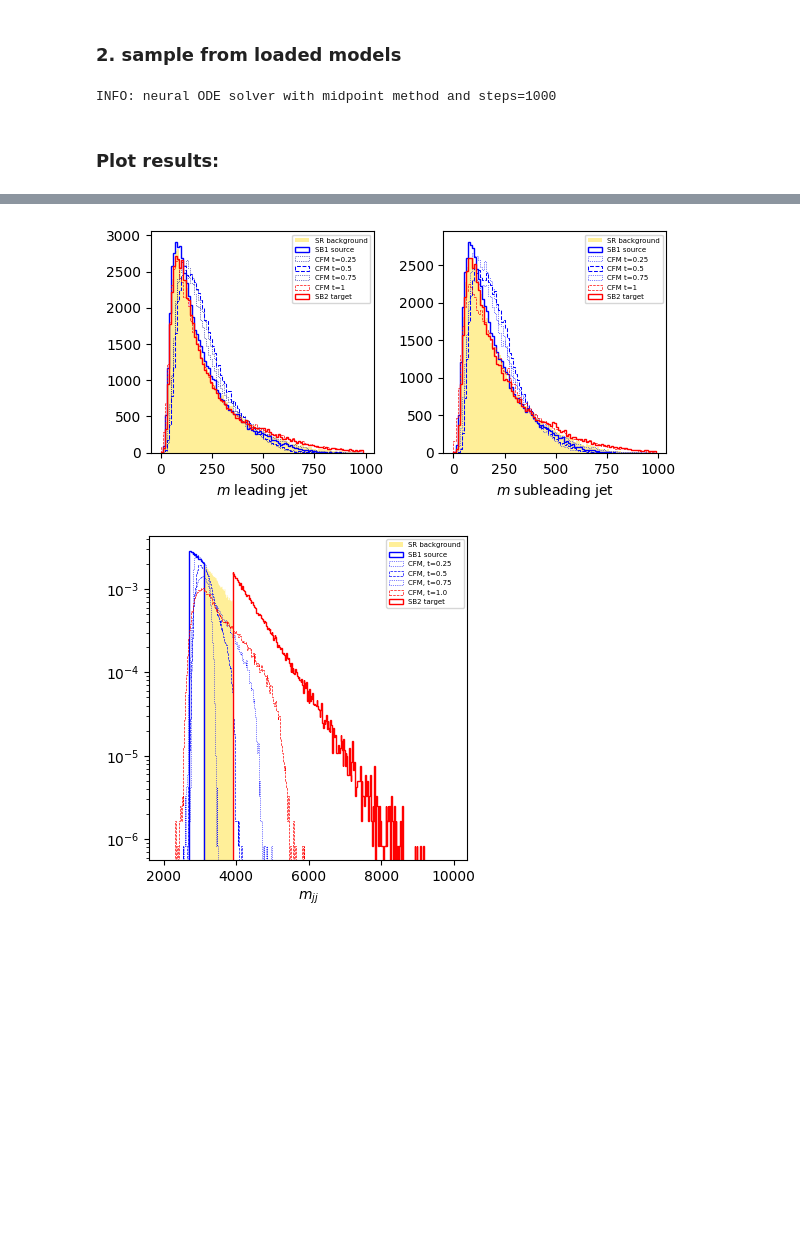
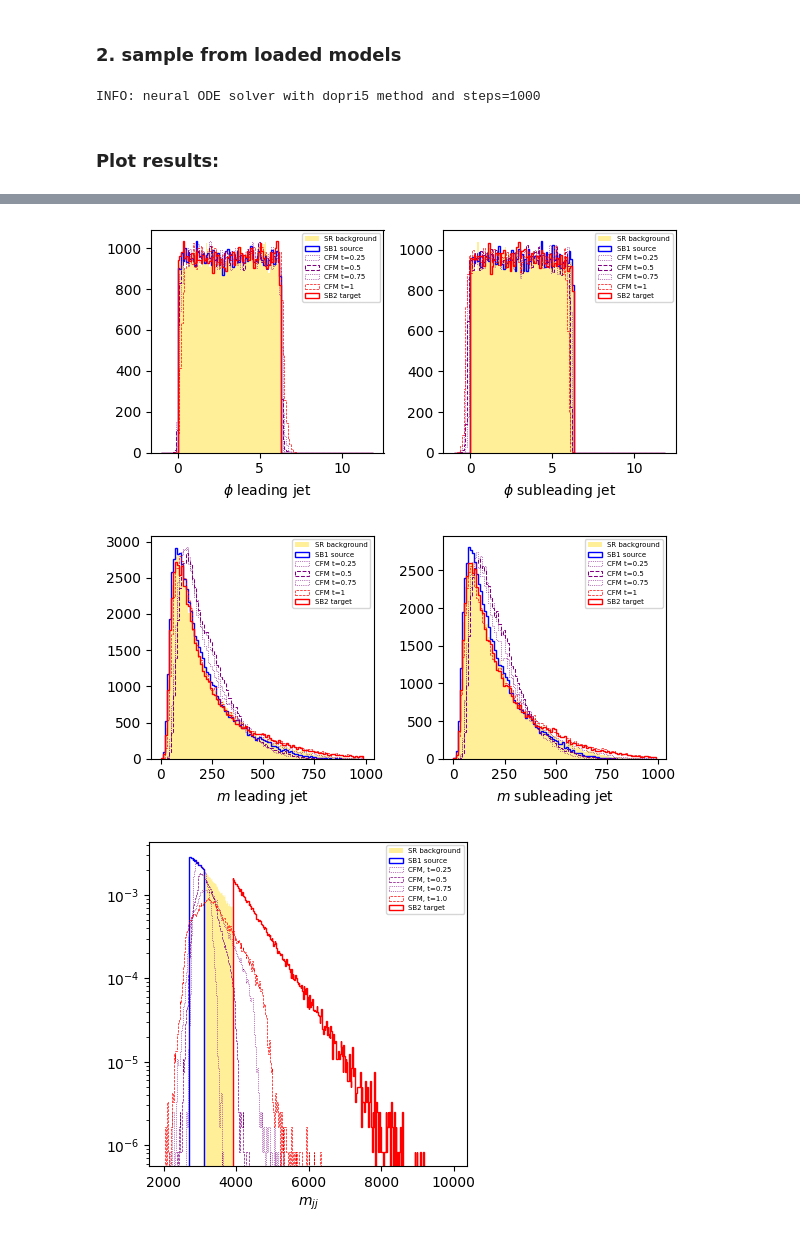
Before and after one commit to dfaroughy/DynGenModels, a Jupyter notebook: experiments/LHCO_olympics/lhco.ipynb, the cells around one changed output, grey strips where cells are left out. Saved outputs shown, nothing was run; the diff lists cells and outputs as text; code cells hidden in the pictures; blank space fills up the shorter version.

```diff
--- a/experiments/LHCO_olympics/lhco.ipynb
+++ b/experiments/LHCO_olympics/lhco.ipynb
@@ -112,7 +77,7 @@ Load a previsoiusly trained model that was stored somewhere in a directory. The
 
 from DynGenModels.configs.lhco_configs import LHCOlympics_MLP_CondFlowMatch as Configs
 
-model_workdir = '../../results/LHCOlympics.CondFlowMatch.MLP.2023.11.01_21h31'
+model_workdir = '../../results/LHCOlympics.CondFlowMatch.MLP.2023.11.02_10h37'
 configs = Configs().load(model_workdir + '/config.json')
 configs.DEVICE = 'cuda:3'   # select device
 configs.workdir = model_workdir
@@ -160,9 +125,10 @@ from DynGenModels.pipelines.SamplingPipeline import FlowMatchPipeline
 pipeline = FlowMatchPipeline(trained_model=pretrained_cfm,
                              source_input=lhco.source,
                              configs=configs,
+                             solver = 'dopri5',
                              best_epoch_model=True)
 # %% [output]
-INFO: neural ODE solver with midpoint method and steps=1000
+INFO: neural ODE solver with dopri5 method and steps=1000
 # %% [markdown]
 ### Plot results:
 # %%
@@ -172,8 +138,9 @@ from utils import plot_jet_features, plot_dijet_mass
 STEP = configs.num_sampling_steps/2
 D_STEP = configs.num_sampling_steps/4
 
-plot_jet_features(lhco, pipeline.trajectories, 'p_t', time_step=STEP, d_step=D_STEP, xlim=(800, 2500, 25))
-plot_jet_features(lhco, pipeline.trajectories, '\eta', time_step=STEP, d_step=D_STEP, xlim=(-2, 2, 0.05))
+plot_jet_features(lhco, pipeline.trajectories, 'p_t', time_step=STEP, d_step=D_STEP, xlim=(1000, 3000, 40))
+plot_jet_features(lhco, pipeline.trajectories, '\eta', time_step=STEP, d_step=D_STEP, xlim=(-3, 3, 0.05))
+plot_jet_features(lhco, pipeline.trajectories, '\phi', time_step=STEP, d_step=D_STEP, xlim=(-1, 12, 0.1))
 plot_jet_features(lhco, pipeline.trajectories, 'm', time_step=STEP, d_step=D_STEP, xlim=(0, 1000, 10))
 plot_dijet_mass(lhco, pipeline.trajectories, bins=np.arange(2000, 10000, 20), time_step=STEP, d_step=D_STEP, figsize=(4,4))
 # %% [output]
@@ -182,2 +149,3 @@ plot_dijet_mass(lhco, pipeline.trajectories, bins=np.arange(2000, 10000, 20), ti
-[figure, old version]
+[figure, new version]
-[figure, old version]
+[figure, new version]
+[figure, added]
```
Also changed, not shown: parts of 7 cells of this notebook, 3 other files.
